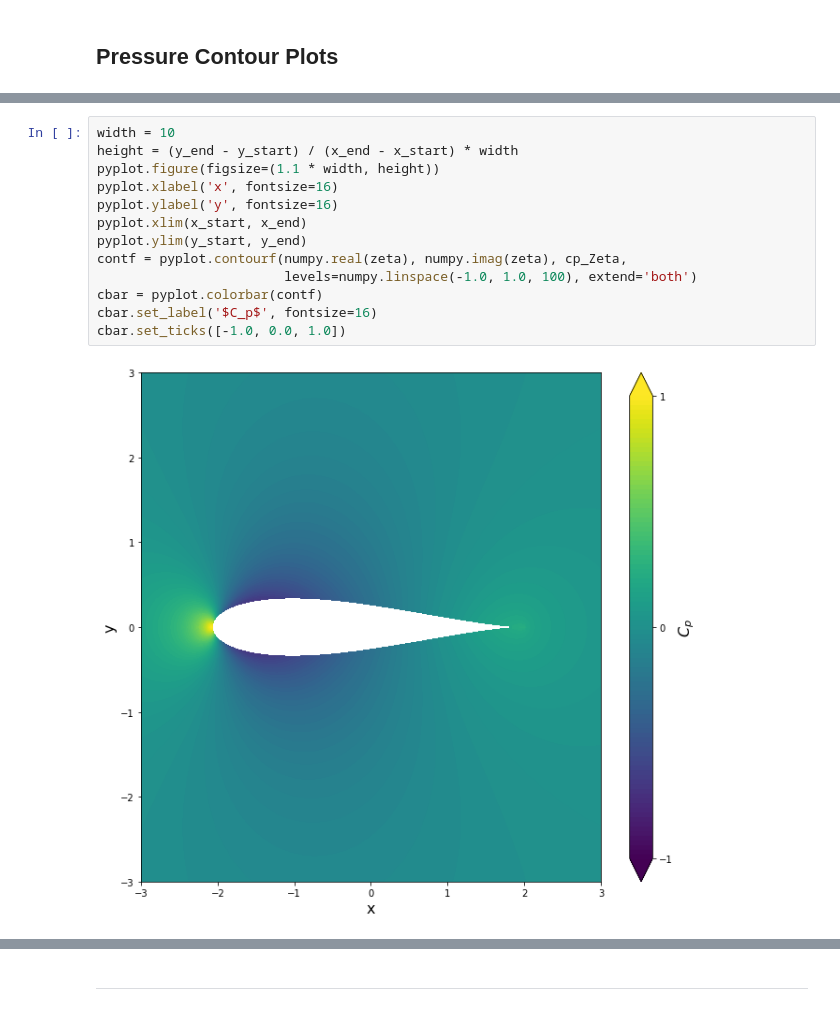
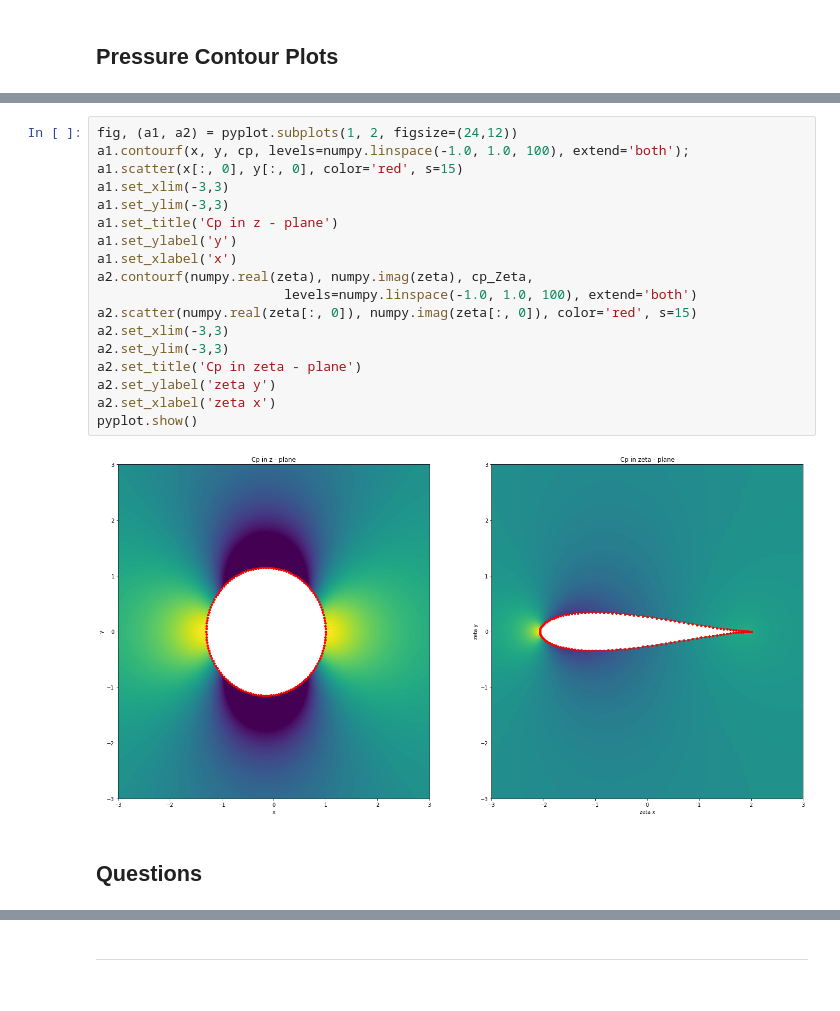
Before and after one commit to smmagic/MAE6226, a Jupyter notebook: Assignment_02.ipynb, the cells around one changed output, grey strips where cells are left out. Cells and saved outputs as stored; diff of their text form.

Commit message:
Finished except for questions

```diff
--- a/Assignment_02.ipynb
+++ b/Assignment_02.ipynb
@@ -560,15 +576,22 @@ cbar.set_ticks([-1.0, 0.0, 1.0])
-# %%
-width = 10
-height = (y_end - y_start) / (x_end - x_start) * width
-pyplot.figure(figsize=(1.1 * width, height))
-pyplot.xlabel('x', fontsize=16)
-pyplot.ylabel('y', fontsize=16)
-pyplot.xlim(x_start, x_end)
-pyplot.ylim(y_start, y_end)
-contf = pyplot.contourf(numpy.real(zeta), numpy.imag(zeta), cp_Zeta,
-                        levels=numpy.linspace(-1.0, 1.0, 100), extend='both')
-cbar = pyplot.colorbar(contf)
-cbar.set_label('$C_p$', fontsize=16)
-cbar.set_ticks([-1.0, 0.0, 1.0])
-# %% [output]
-[figure, removed]
+# %%
+fig, (a1, a2) = pyplot.subplots(1, 2, figsize=(24,12))
+a1.contourf(x, y, cp, levels=numpy.linspace(-1.0, 1.0, 100), extend='both');
+a1.scatter(x[:, 0], y[:, 0], color='red', s=15)
+a1.set_xlim(-3,3)
+a1.set_ylim(-3,3)
+a1.set_title('Cp in z - plane')
+a1.set_ylabel('y')
+a1.set_xlabel('x')
+a2.contourf(numpy.real(zeta), numpy.imag(zeta), cp_Zeta,
+                        levels=numpy.linspace(-1.0, 1.0, 100), extend='both')
+a2.scatter(numpy.real(zeta[:, 0]), numpy.imag(zeta[:, 0]), color='red', s=15)
+a2.set_xlim(-3,3)
+a2.set_ylim(-3,3)
+a2.set_title('Cp in zeta - plane')
+a2.set_ylabel('zeta y')
+a2.set_xlabel('zeta x')
+pyplot.show()
+# %% [output]
+[figure, added]
+# %% [markdown]
+## Questions
```
Also changed, not shown: parts of 46 cells of this notebook.
